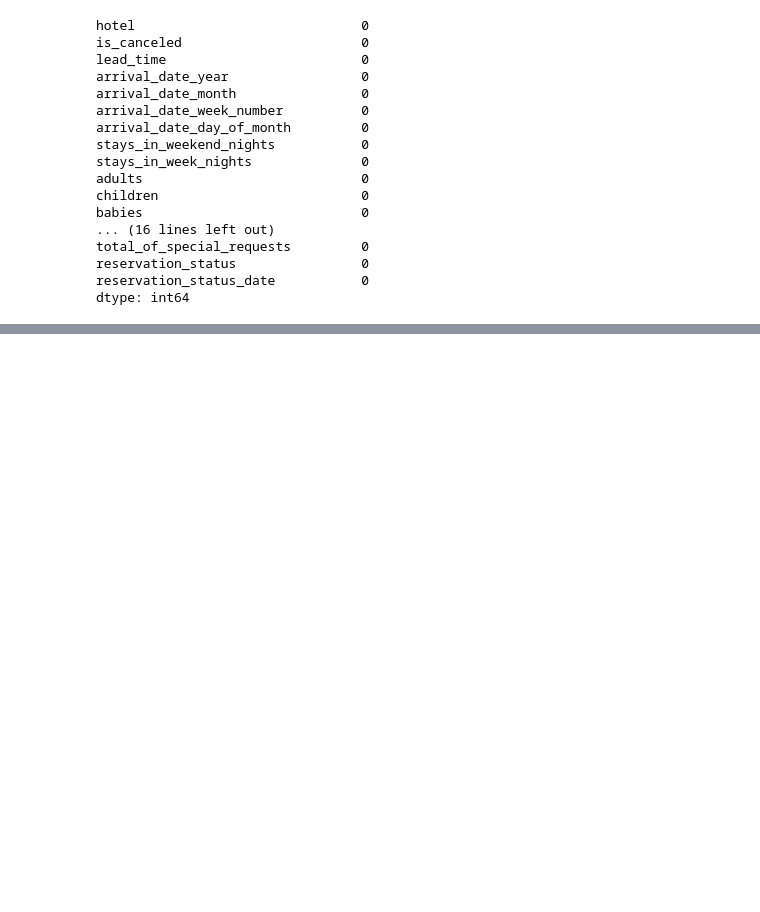
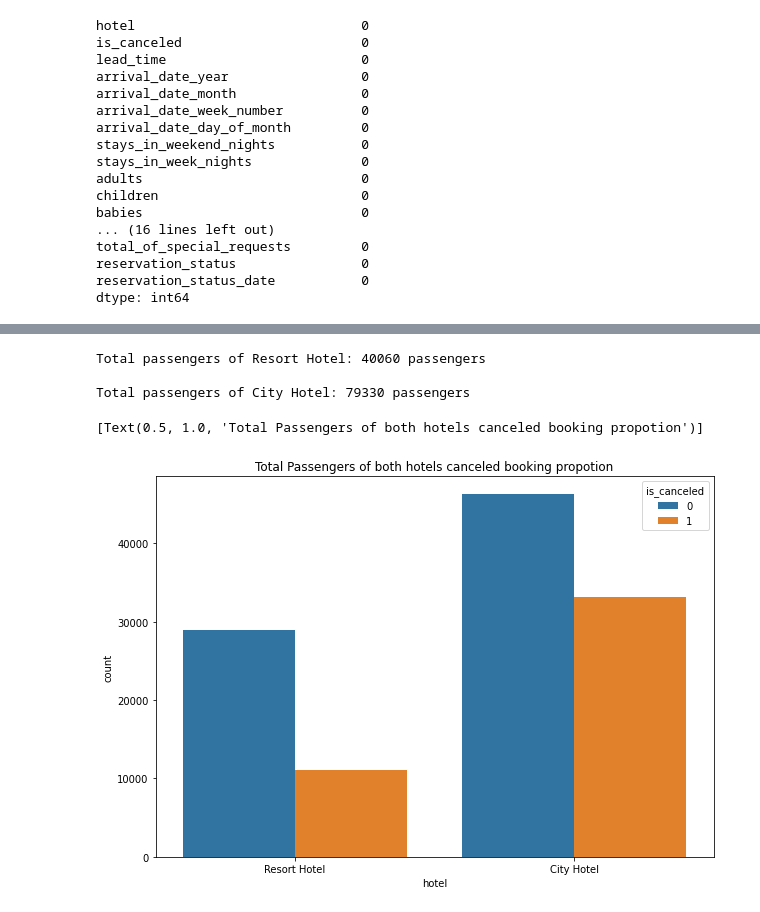
Before and after one commit to AjaharDaroga/EDA_CAPSTONE_PROJECT, a Jupyter notebook: Hotel_Booking_Analysis_Capstone_Project.ipynb, the cells around one changed output, grey strips where cells are left out. Cells and saved outputs as stored; diff of their text form; code cells hidden in the pictures; blank space fills up the shorter version.

```diff
--- a/Hotel_Booking_Analysis_Capstone_Project.ipynb
+++ b/Hotel_Booking_Analysis_Capstone_Project.ipynb
@@ -170,0 +184,19 @@ df.describe()
+# %%
+# exact count of passenger book the hotel
+resort_hotel_sum = (df['hotel'] == 'Resort Hotel').sum()
+city_hotel_sum = (df['hotel'] == 'City Hotel').sum()
+print("Total passengers of Resort Hotel: {} passengers\n".format(resort_hotel_sum))
+print("Total passengers of City Hotel: {} passengers\n".format(city_hotel_sum))
+# %% [output]
+Total passengers of Resort Hotel: 40060 passengers
+
+Total passengers of City Hotel: 79330 passengers
+# %%
+# hotels propotion in resort hotel & city hotel basis on canceled booking(0=not cancel, 1= cancel)
+# More passengers made cancellations at city hotels.
+plt.figure(figsize=(10,7))
+canceled_booking=sn.countplot(data=df,x='hotel',hue='is_canceled')
+canceled_booking.set(title = "Total Passengers of both hotels canceled booking propotion")
+# %% [output]
+[Text(0.5, 1.0, 'Total Passengers of both hotels canceled booking propotion')]
+[figure, added]
```
Also changed, not shown: parts of 9 cells of this notebook.
